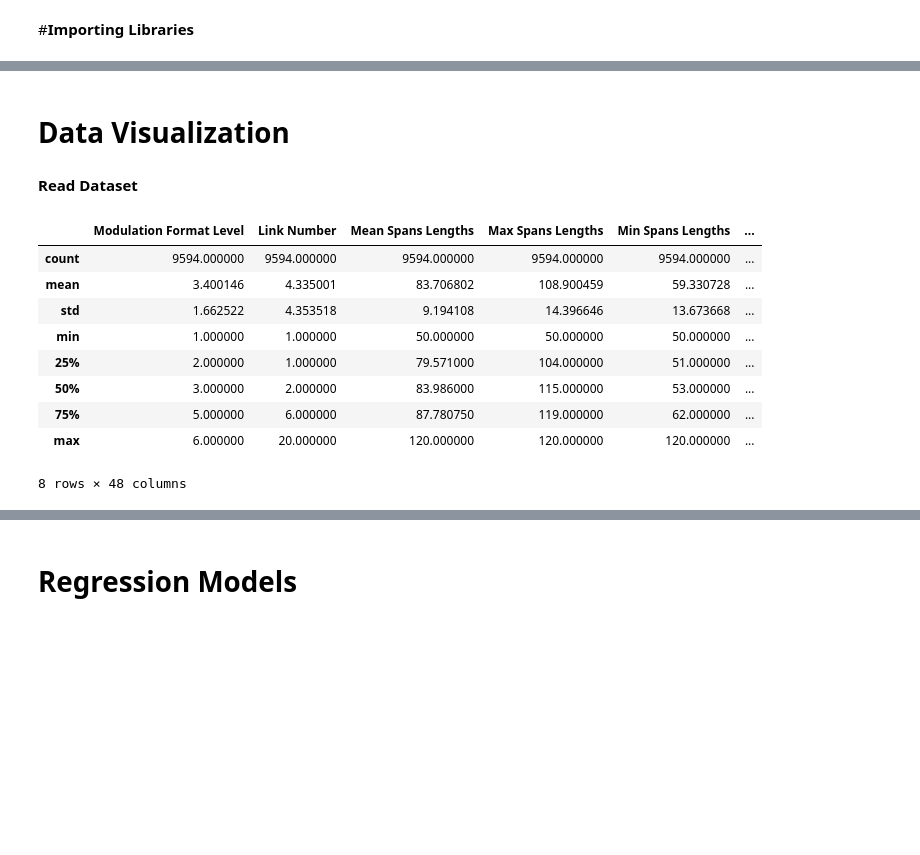
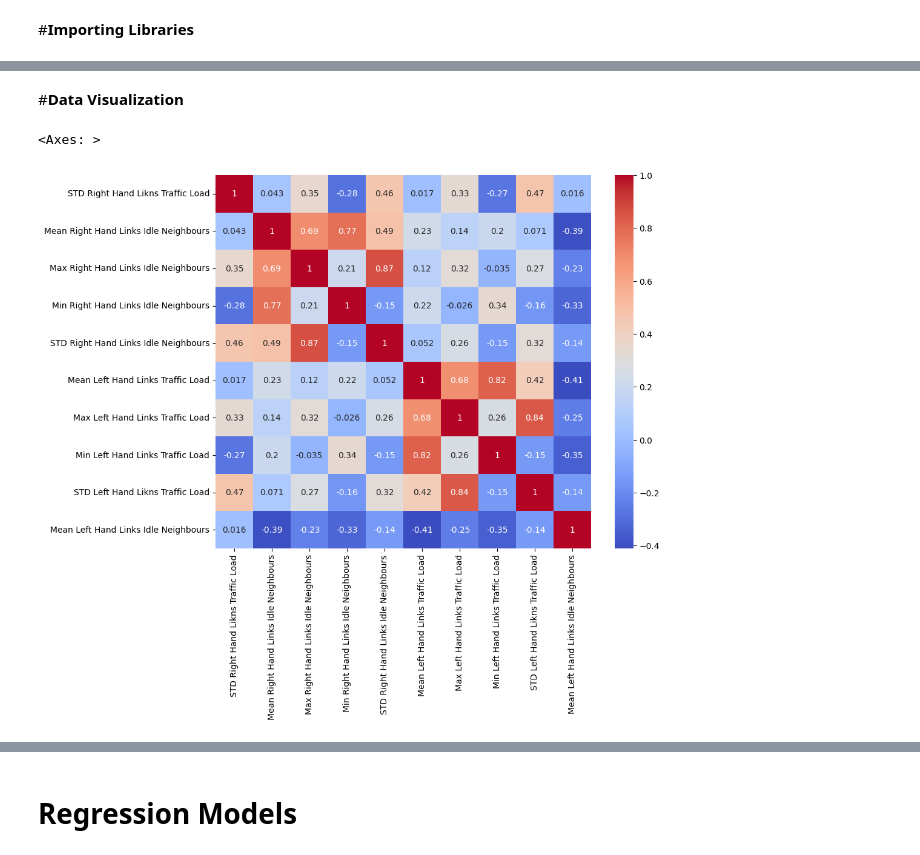
Before and after one commit to husseinfawaz20/QoT, a Jupyter notebook: QoT_Regression_Samples.ipynb, the cells around one changed output, grey strips where cells are left out. Drawn from its saved outputs; the diff is of its cells as text; code cells hidden in the pictures; blank space fills up the shorter version.

```diff
--- a/QoT_Regression_Samples.ipynb
+++ b/QoT_Regression_Samples.ipynb
@@ -25,27 +139,13 @@ warnings.filterwarnings('ignore', category=DeprecationWarning)
 # %% [markdown]
-# **Data Visualization**
+#**Data Visualization**
-# %% [markdown]
-**Read Dataset**
-# %%
-df = pd.read_csv('DS_LPLevel_10100_Het_CFEGN_v3.csv')
-target = 'Lightpath GSNR'
-# df.head()
-df.describe()
-# %% [output]
-|  | Modulation Format Level | Link Number | Mean Spans Lengths | Max Spans Lengths | Min Spans Lengths | ... |
-| count | 9594.000000 | 9594.000000 | 9594.000000 | 9594.000000 | 9594.000000 | ... |
-| mean | 3.400146 | 4.335001 | 83.706802 | 108.900459 | 59.330728 | ... |
-| std | 1.662522 | 4.353518 | 9.194108 | 14.396646 | 13.673668 | ... |
-| min | 1.000000 | 1.000000 | 50.000000 | 50.000000 | 50.000000 | ... |
-| 25% | 2.000000 | 1.000000 | 79.571000 | 104.000000 | 51.000000 | ... |
-| 50% | 3.000000 | 2.000000 | 83.986000 | 115.000000 | 53.000000 | ... |
-| 75% | 5.000000 | 6.000000 | 87.780750 | 119.000000 | 62.000000 | ... |
-| max | 6.000000 | 20.000000 | 120.000000 | 120.000000 | 120.000000 | ... |
-8 rows × 48 columns
 # %%
 f, ax = plt.subplots(figsize=(10, 8))
-corr = df.corr()
-sns.heatmap(corr, mask=np.zeros_like(corr, dtype=bool),
-            cmap=sns.diverging_palette(220, 10, as_cmap=True),
-            square=True, ax=ax)
+corr = df.iloc[:, 34:44].corr()
+# sns.heatmap(corr, mask=np.zeros_like(corr, dtype=bool),
+#             cmap=sns.diverging_palette(220, 10, as_cmap=True),
+#             square=True, ax=ax)
+sns.heatmap(corr, annot=True, cmap='coolwarm')
+# %% [output]
+<Axes: >
+[figure, added]
 # %%
```
Also changed, not shown: parts of 95 cells of this notebook.
